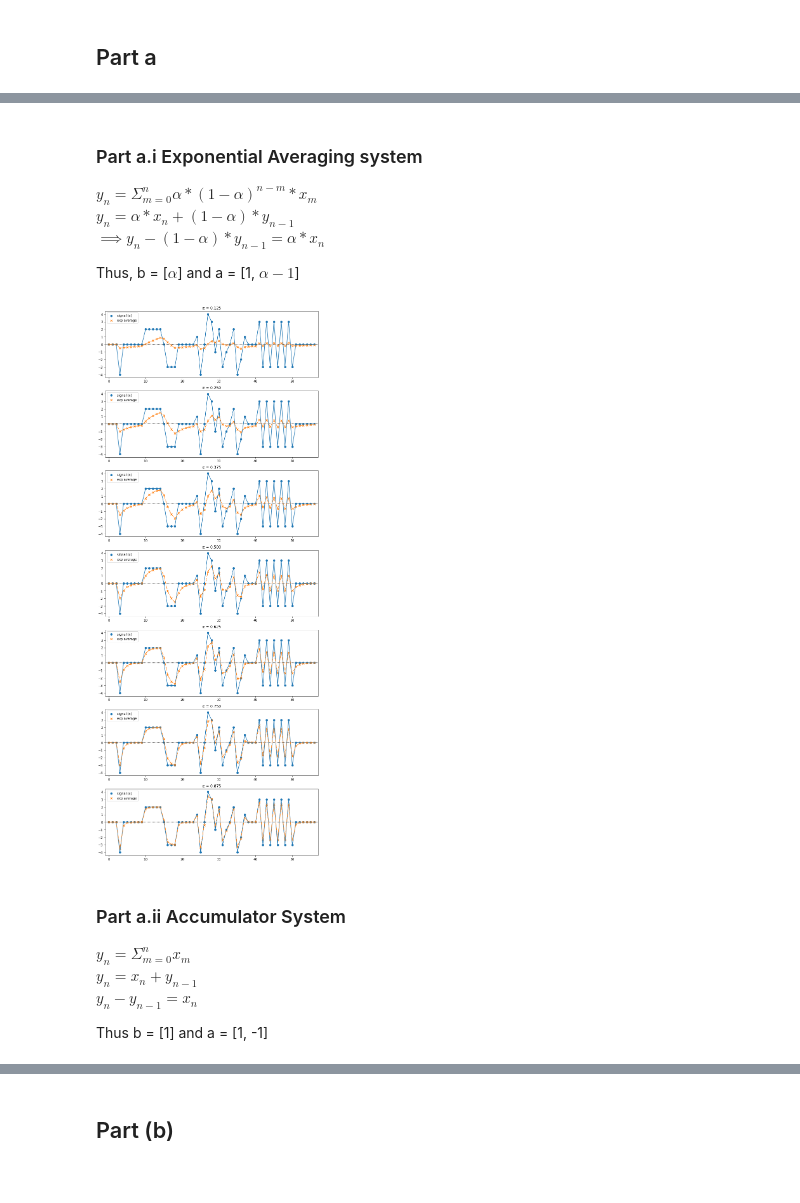
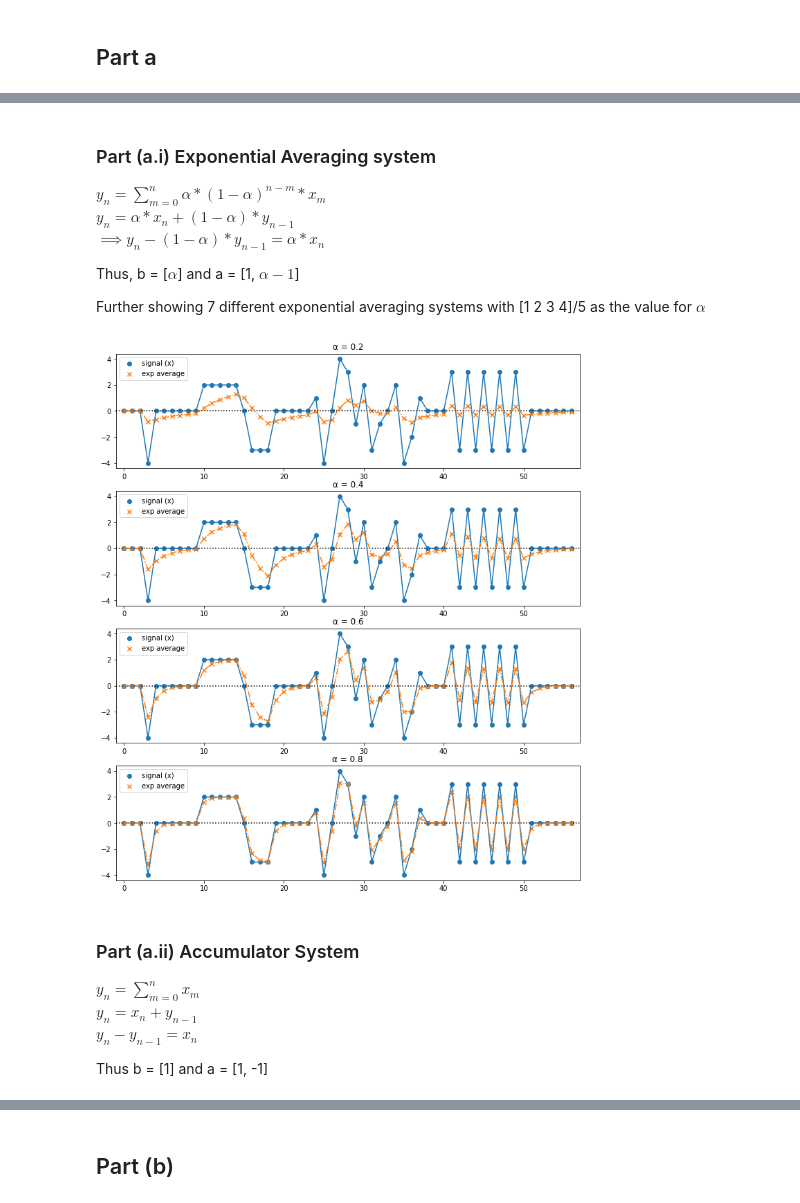
Before and after one commit to DasAnish/DSP_assignments, a Jupyter notebook: DSP_Assignment1.ipynb, the cells around one changed output, grey strips where cells are left out. Cells and saved outputs as stored; diff of their text form; code cells hidden in the pictures.

```diff
--- a/DSP_Assignment1.ipynb
+++ b/DSP_Assignment1.ipynb
@@ -50,36 +36,37 @@ plt.legend()
 # %% [markdown]
-### Part a.i Exponential Averaging system <br />
+### Part (a.i) Exponential Averaging system <br />
 
-$y_n = \Sigma_{m=0}^n \alpha * (1 - \alpha)^{n-m} * x_m$ <br />
+$y_n = \sum_{m=0}^n \alpha * (1 - \alpha)^{n-m} * x_m$ <br />
 $y_n= \alpha * x_n + (1-\alpha)*y_{n-1}$ <br />
 $ \implies y_n - (1-\alpha)*y_{n-1} = \alpha * x_n$ <br />
 
 Thus, b = [$\alpha$] and a = [1, $\alpha - 1$]
+
+Further showing 7 different exponential averaging systems with [1 2 3 4]/5
+as the value for $\alpha$
 # %%
-n = 8
+n, v = 5, 0.2
 fig, axs = plt.subplots(n-1)
-fig.set_size_inches(12., (n-1)*4.5, forward=True)
-v = 1 / n
-plt.xlim(-1, len(x_a))
+fig.set_size_inches(12., (n-1)*3.5, forward=True)
 plt.title("Part a(i) Exponential Averaging System")
 indices = np.arange(len(x_a))
 for i in range(n-1):
     alpha = (i+1)*v
     x_exponen = signal.lfilter([alpha], [1., alpha-1], x_a)
     axs[i].scatter(indices, x_a, label='signal (x)')
     axs[i].plot(indices, x_a)
     axs[i].scatter(indices, x_exponen, marker='x', label='exp average')
     axs[i].plot(indices, x_exponen, linestyle='-.')
-    axs[i].set_title('\u03B1 = %.3f'%alpha)
+    axs[i].set_title('\u03B1 = %.1f'%alpha)
     axs[i].hlines(0, -1, len(x_a), color='black', linestyle='dotted')
     axs[i].set_xlim(-1, len(x_a))
     axs[i].legend()
 # %% [output]
-[figure, old version]
+[figure, new version]
 # %% [markdown]
-### Part a.ii Accumulator System <br />
+### Part (a.ii) Accumulator System <br />
 
-$y_n = \Sigma_{m=0}^n x_m$ <br />
+$y_n = \sum_{m=0}^n x_m$ <br />
 $y_n = x_n + y_{n-1}$ <br />
 $y_n - y_{n-1} = x_n$ <br />
 
```
Also changed, not shown: parts of 29 cells of this notebook.
